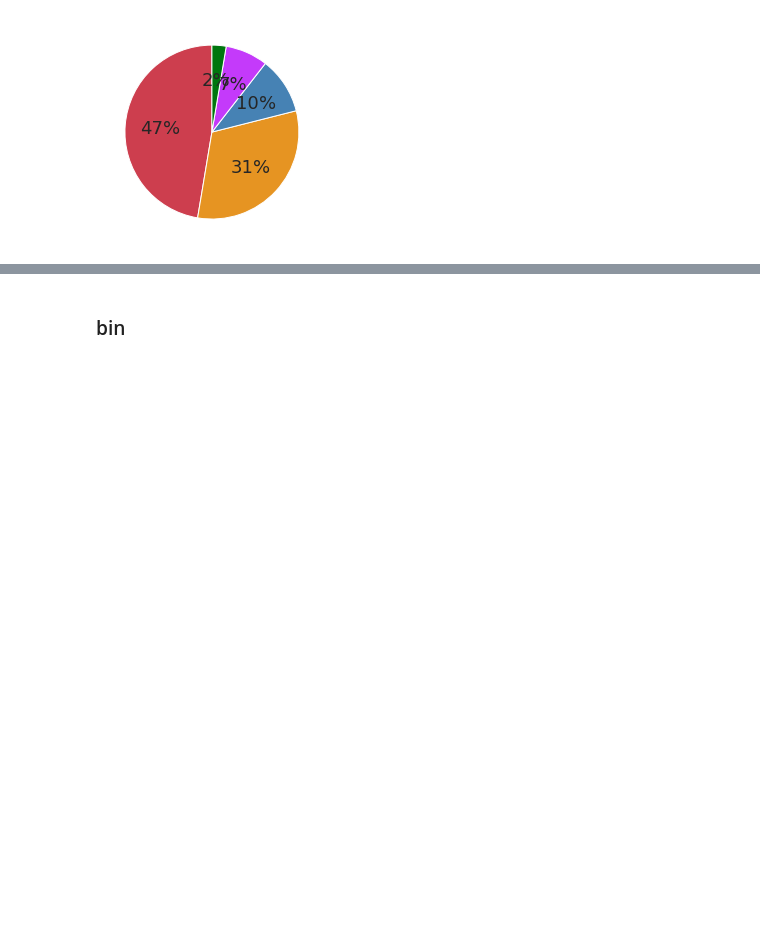
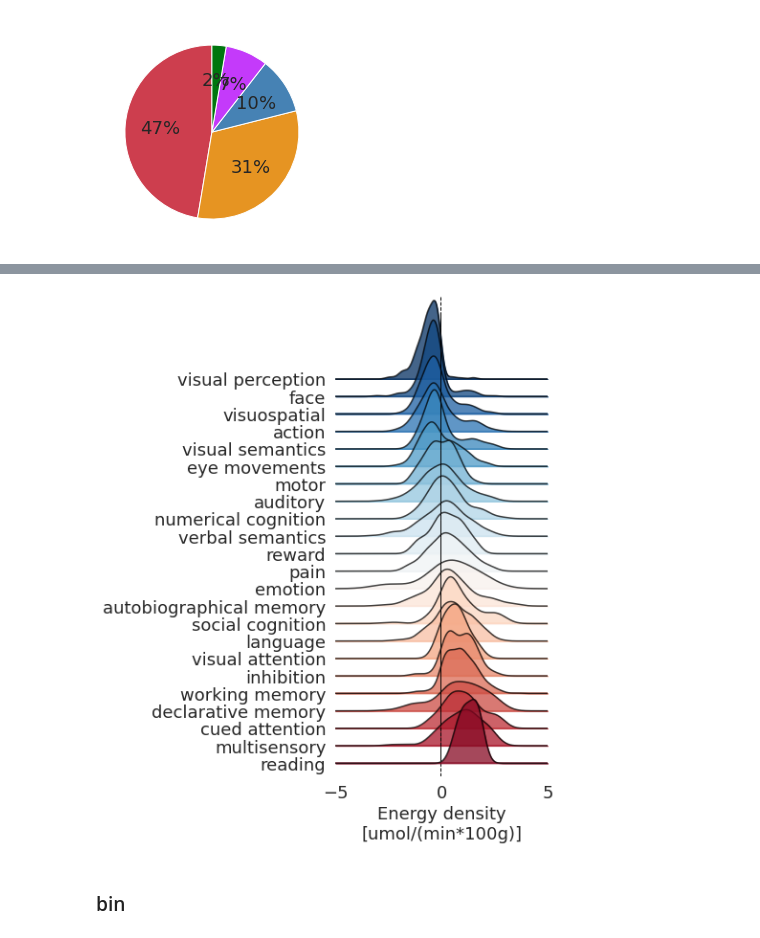
Before and after one commit to NeuroenergeticsLab/energetic_costs, a Jupyter notebook: scripts/Manuscript Figures.ipynb, the cells around one changed output, grey strips where cells are left out. Saved outputs shown, nothing was run; the diff lists cells and outputs as text; code cells hidden in the pictures; blank space fills up the shorter version.

Commit message:
Figure 3A added

```diff
--- a/scripts/Manuscript Figures.ipynb
+++ b/scripts/Manuscript Figures.ipynb
@@ -483,2 +463,25 @@ for site in list(cohorts_metadata.keys())[:1]:#[:-1]:#cohorts_metadata.keys():#
+# %%
+import joypy
+neurosynth_masks_df = pd.read_csv(os.path.join(root_dir,f'gx_neurosynth-masked_ed-median_cohorts-all_vox_nsubj-{total_n_subj}_{conn_metric}-{dc_type}_v1.0.csv'))
+neurosynth_order = neurosynth_masks_df[neurosynth_masks_df.energy_density!=0.0].groupby('domain', as_index=False).median().sort_values(by='energy_density',ignore_index=True)
+neurosynth_order['sorted_domain'] = neurosynth_order.index.astype(str).str.zfill(2)+'-'+neurosynth_order.domain
+sorted_domain_map = dict(zip(neurosynth_order['domain'],neurosynth_order['sorted_domain']))
+neurosynth_masks_df['sorted_domain'] = neurosynth_masks_df['domain'].map(sorted_domain_map)
+joypy.joyplot(
+    neurosynth_masks_df,#[neurosynth_masks_df.signal_density!=0.0],#[neurosynth_masks_df.inefficiency!=0.0],
+    by="sorted_domain",
+    column="energy_density",#figsize=(5,8),
+    colormap=plt.cm.RdBu_r,
+    alpha=0.75,
+    figsize=(7,8),
+    labels=list(neurosynth_masks_df.sort_values(by='sorted_domain',ignore_index=True)['domain'].unique()),
+    #fade=True
+)#,overlap=3)#,x_range=[0,110])
+plt.gca().set_xlim([-5,5])
+plt.gca().set_xlabel('Energy density\n[umol/(min*100g)]')
+for axx in plt.gcf().get_axes()[:-1]:
+    axx.axvline(0, 0, 1, color='k', linestyle='dashed', lw=1)#,zorder=7)
+# %% [output]
+[figure, added]
 # %% [markdown]
 ### bin
```
Also changed, not shown: parts of 4 cells of this notebook, 3 other files.
